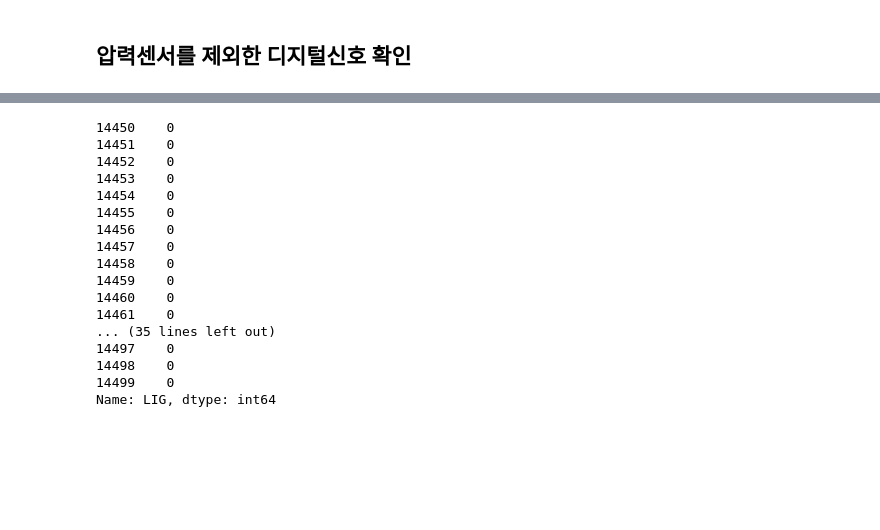
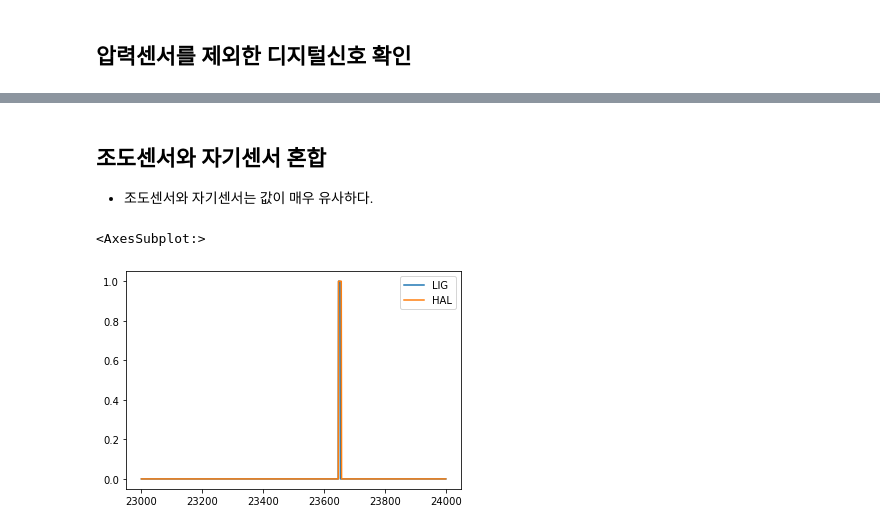
Before and after one commit to WhiteHyun/Lab, a Jupyter notebook: thesis/thesis.ipynb, the cells around one changed output, grey strips where cells are left out. Cells and saved outputs as stored; diff of their text form; code cells hidden in the pictures; blank space fills up the shorter version.

```diff
--- a/thesis/thesis.ipynb
+++ b/thesis/thesis.ipynb
@@ -93,20 +106,9 @@ show(10000, 20000)
+# %% [markdown]
+## 조도센서와 자기센서 혼합
+
+- 조도센서와 자기센서는 값이 매우 유사하다.
 # %%
-feature_df.iloc[14450:14500, 3]
+feature_df.iloc[23000:24000, [3, 4]].plot()
 # %% [output]
-14450    0
-14451    0
-14452    0
-14453    0
-14454    0
-14455    0
-14456    0
-14457    0
-14458    0
-14459    0
-14460    0
-14461    0
-... (35 lines left out)
-14497    0
-14498    0
-14499    0
-Name: LIG, dtype: int64
+<AxesSubplot:>
+[figure, added]
```
Also changed, not shown: parts of 13 cells of this notebook, 4 other files.
